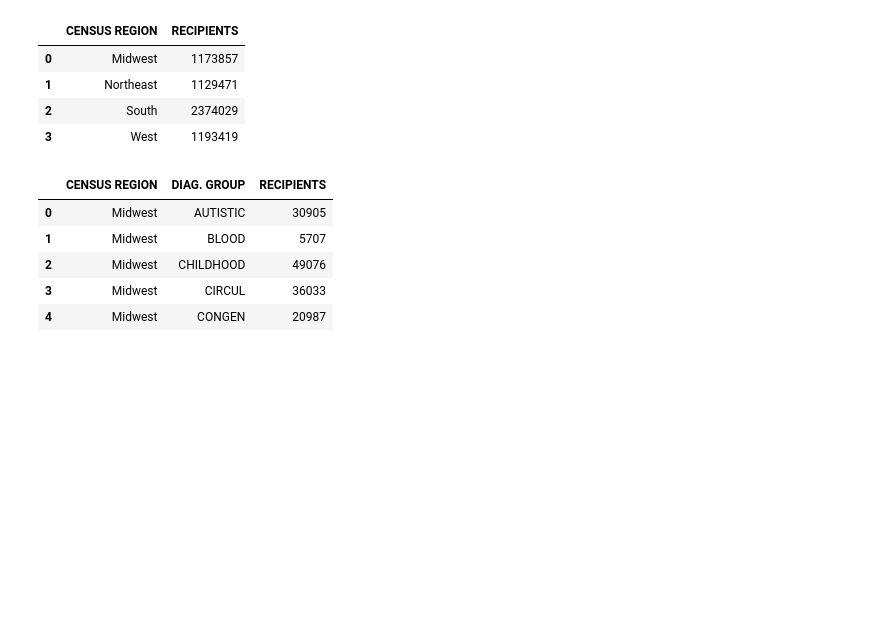
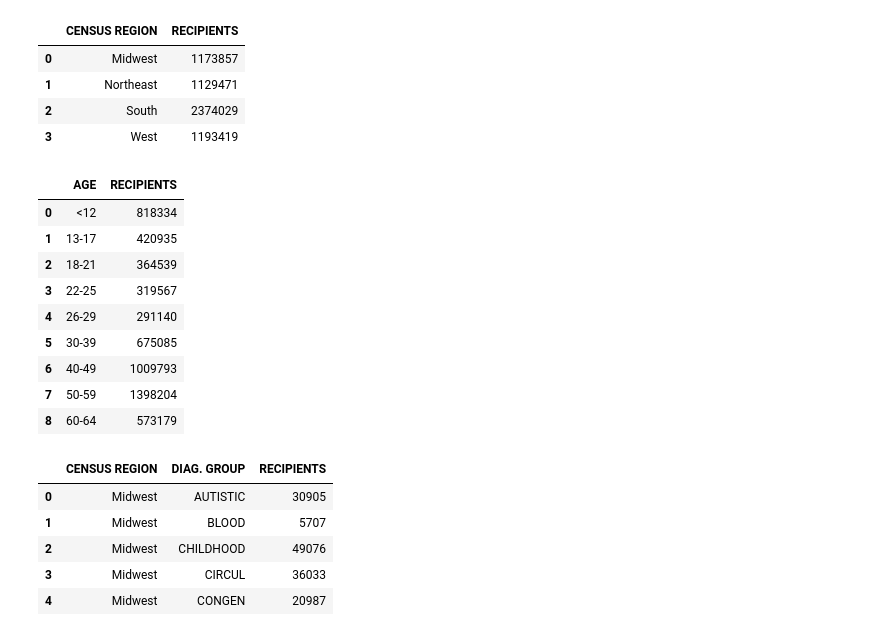
Before and after one commit to ehyoder/ehyoder.github.io, a Jupyter notebook: ssi_data.ipynb, the cells around one changed output. Cells and saved outputs as stored; diff of their text form; code cells hidden in the pictures; blank space fills up the shorter version.

```diff
--- a/ssi_data.ipynb
+++ b/ssi_data.ipynb
@@ -41,6 +41,22 @@ regional_df
 | 1 | Northeast | 1129471 |
 | 2 | South | 2374029 |
 | 3 | West | 1193419 |
+# %%
+age_data = ssi_data_df.groupby('AGE  ').sum()['RECIPIENTS']
+age_df = age_data.to_frame()
+age_df = age_df.reset_index(level=None, drop=False, inplace=False)
+age_df
+# %% [output]
+|  | AGE | RECIPIENTS |
+| 0 | <12 | 818334 |
+| 1 | 13-17 | 420935 |
+| 2 | 18-21 | 364539 |
+| 3 | 22-25 | 319567 |
+| 4 | 26-29 | 291140 |
+| 5 | 30-39 | 675085 |
+| 6 | 40-49 | 1009793 |
+| 7 | 50-59 | 1398204 |
+| 8 | 60-64 | 573179 |
 # %%
 # Groupby both region and diagnostic group
 regional_diag_df = ssi_data_df.groupby(['CENSUS REGION','DIAG. GROUP']).sum()['RECIPIENTS']
```
Also changed, not shown: parts of 5 cells of this notebook, 10 other files.
